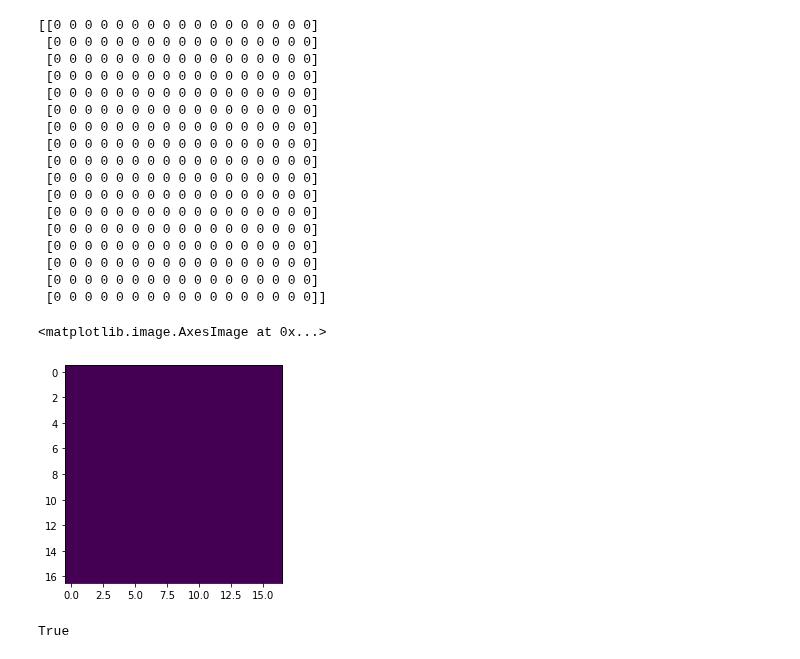
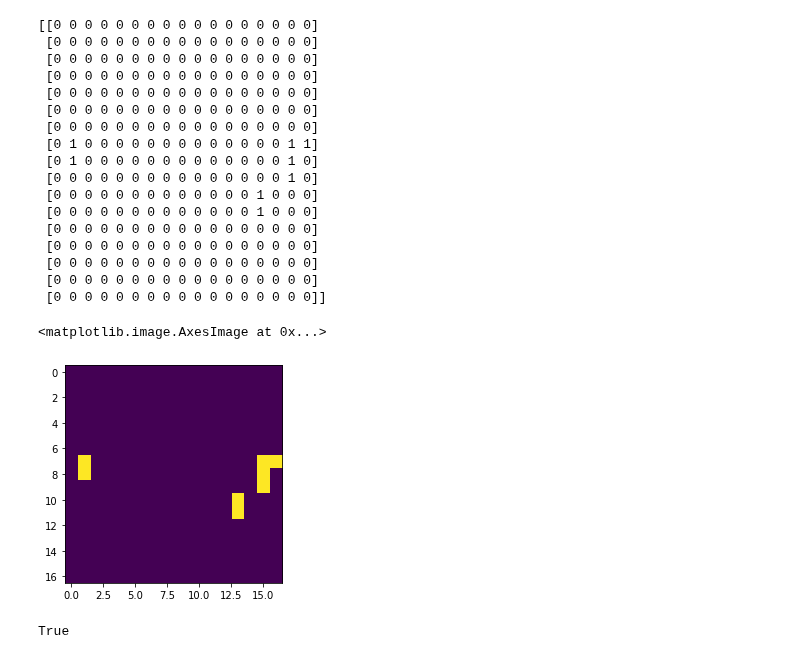
Before and after one commit to GinoQuispe21/WAPORIDOR, a Jupyter notebook: backtracking.ipynb, the cells around one changed output. Saved outputs shown, nothing was run; the diff lists cells and outputs as text; code cells hidden in the pictures.

```diff
--- a/backtracking.ipynb
+++ b/backtracking.ipynb
@@ -85,42 +85,42 @@ matris = """
 00000000000000000
 00000000000000000
 00000000000000000
 00000000000000000
 00000000000000000
 00000000000000000
 00000000000000000
-00000000000000000
-00000000000000000
-00000000000000000
-00000000000000000
-00000000000000000
+01000000000000011
+01000000000000010
+00000000000000010
+00000000000001000
+00000000000001000
 00000000000000000
 00000000000000000
 00000000000000000
 00000000000000000
 00000000000000000
 """
 m = [[int(c) for c in line] for line in matris.strip().split('\n')]
 print(np.array(m))
 plt.imshow(m)
 # %% [output]
 [[0 0 0 0 0 0 0 0 0 0 0 0 0 0 0 0 0]
  [0 0 0 0 0 0 0 0 0 0 0 0 0 0 0 0 0]
  [0 0 0 0 0 0 0 0 0 0 0 0 0 0 0 0 0]
  [0 0 0 0 0 0 0 0 0 0 0 0 0 0 0 0 0]
  [0 0 0 0 0 0 0 0 0 0 0 0 0 0 0 0 0]
  [0 0 0 0 0 0 0 0 0 0 0 0 0 0 0 0 0]
  [0 0 0 0 0 0 0 0 0 0 0 0 0 0 0 0 0]
- [0 0 0 0 0 0 0 0 0 0 0 0 0 0 0 0 0]
- [0 0 0 0 0 0 0 0 0 0 0 0 0 0 0 0 0]
- [0 0 0 0 0 0 0 0 0 0 0 0 0 0 0 0 0]
- [0 0 0 0 0 0 0 0 0 0 0 0 0 0 0 0 0]
- [0 0 0 0 0 0 0 0 0 0 0 0 0 0 0 0 0]
+ [0 1 0 0 0 0 0 0 0 0 0 0 0 0 0 1 1]
+ [0 1 0 0 0 0 0 0 0 0 0 0 0 0 0 1 0]
+ [0 0 0 0 0 0 0 0 0 0 0 0 0 0 0 1 0]
+ [0 0 0 0 0 0 0 0 0 0 0 0 0 1 0 0 0]
+ [0 0 0 0 0 0 0 0 0 0 0 0 0 1 0 0 0]
  [0 0 0 0 0 0 0 0 0 0 0 0 0 0 0 0 0]
  [0 0 0 0 0 0 0 0 0 0 0 0 0 0 0 0 0]
  [0 0 0 0 0 0 0 0 0 0 0 0 0 0 0 0 0]
  [0 0 0 0 0 0 0 0 0 0 0 0 0 0 0 0 0]
  [0 0 0 0 0 0 0 0 0 0 0 0 0 0 0 0 0]]
 <matplotlib.image.AxesImage at 0x...>
-[figure, old version]
+[figure, new version]
 # %%
```
Also changed, not shown: parts of 3 cells of this notebook.
